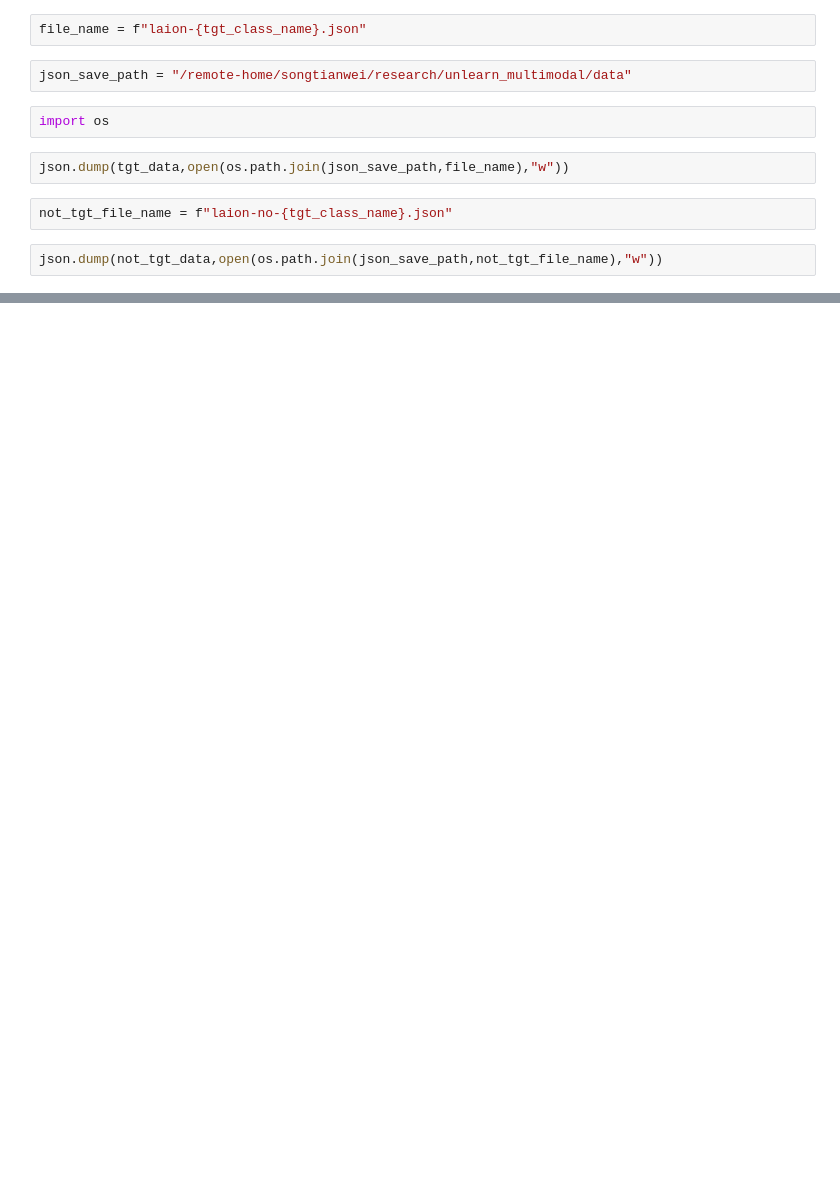
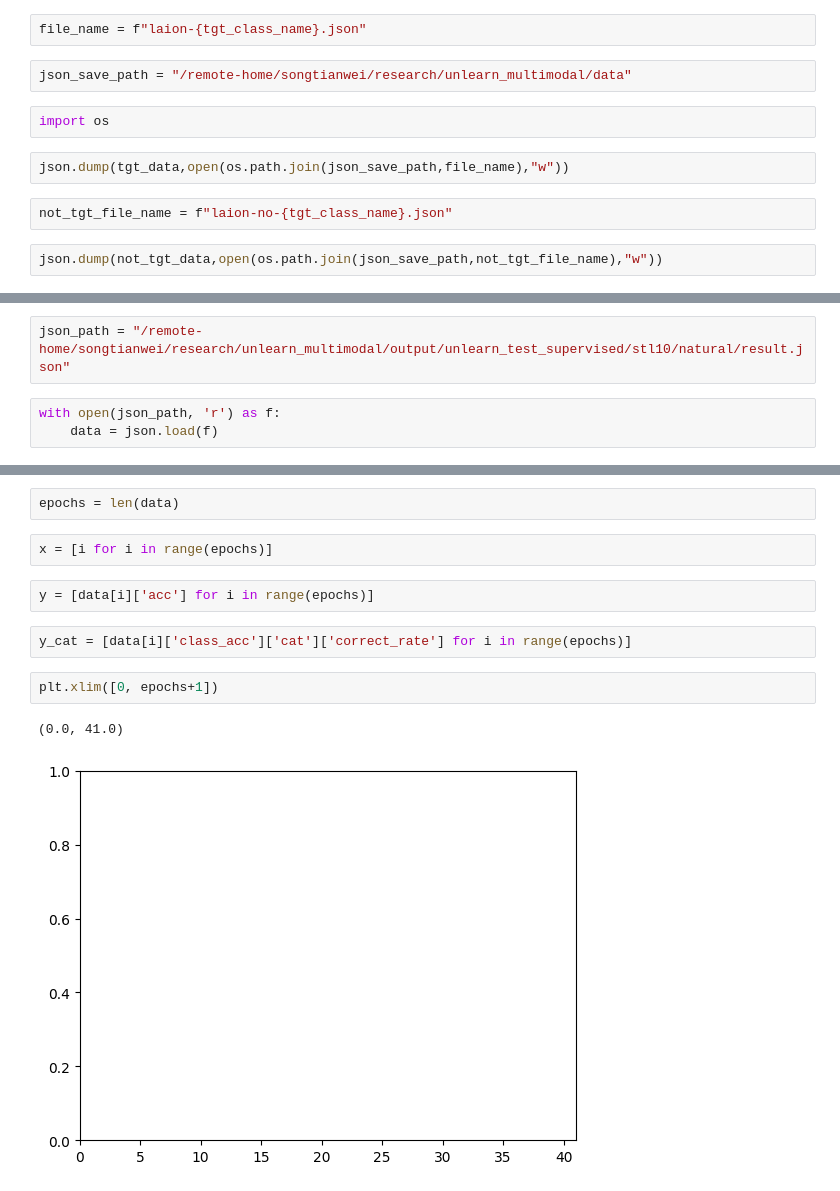
Before and after one commit to haole1683/unlearn_multimodal, a Jupyter notebook: dataset_preprocess.ipynb, the cells around one changed output, grey strips where cells are left out. Saved outputs shown, nothing was run; the diff lists cells and outputs as text; blank space fills up the shorter version.

Commit message:
feature: add_chart_util_function

```diff
--- a/dataset_preprocess.ipynb
+++ b/dataset_preprocess.ipynb
@@ -45,0 +53,5 @@ json.dump(not_tgt_data,open(os.path.join(json_save_path,not_tgt_file_name),"w"))
+# %%
+json_path = "/remote-home/songtianwei/research/unlearn_multimodal/output/unlearn_test_supervised/stl10/natural/result.json"
+# %%
+with open(json_path, 'r') as f:
+    data = json.load(f)
@@ -45,0 +96,13 @@ json.dump(not_tgt_data,open(os.path.join(json_save_path,not_tgt_file_name),"w"))
+# %%
+epochs = len(data)
+# %%
+x = [i for i in range(epochs)]
+# %%
+y = [data[i]['acc'] for i in range(epochs)]
+# %%
+y_cat = [data[i]['class_acc']['cat']['correct_rate'] for i in range(epochs)]
+# %%
+plt.xlim([0, epochs+1])
+# %% [output]
+(0.0, 41.0)
+[figure, added]
```
Also changed, not shown: parts of 11 cells of this notebook, 7 other files.
